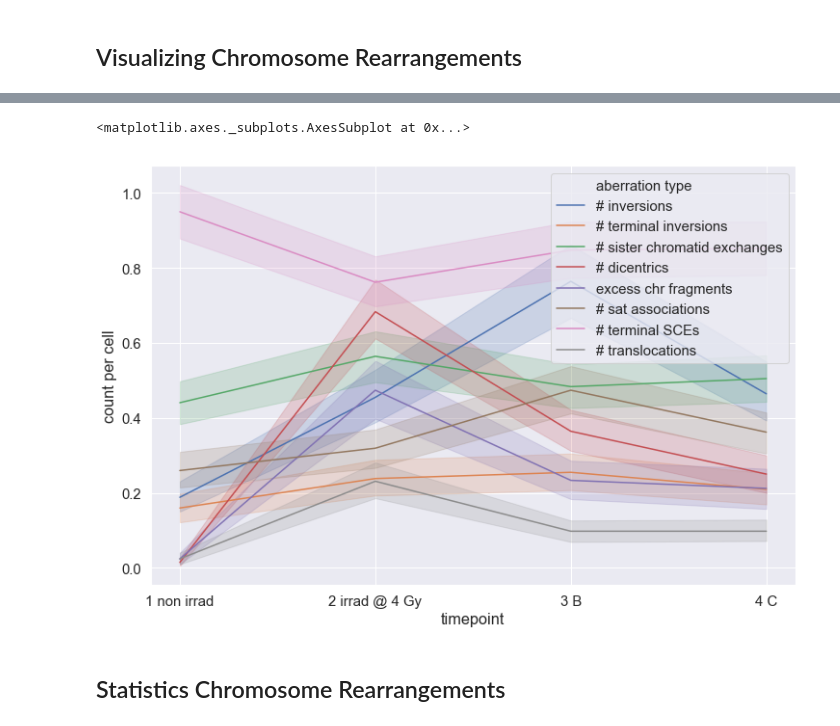
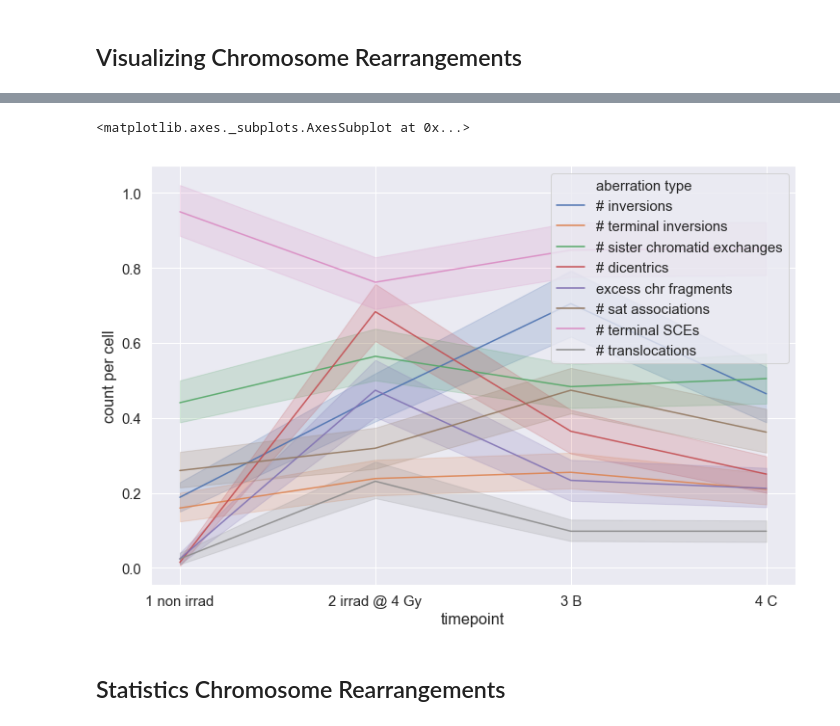
Before and after one commit to Jared-Luxton/radiation-therapy-machine-learning, a Jupyter notebook: workflow & notebooks/02a Radiation Sensitivity of Patients Data Visualization and Statistics.ipynb, the cells around one changed output, grey strips where cells are left out. Cells and saved outputs as stored; diff of their text form; code cells hidden in the pictures.

```diff
--- a/workflow & notebooks/02a Radiation Sensitivity of Patients Data Visualization and Statistics.ipynb
+++ b/workflow & notebooks/02a Radiation Sensitivity of Patients Data Visualization and Statistics.ipynb
@@ -483,10 +486,10 @@ ax.set_xlabels('average count per patient')
 # %%
 plt.figure(figsize=(12,8))
 sns.lineplot(x='timepoint', y='count per cell', data=melt_aberrations,
-             hue='aberration type', )
+             hue='aberration type', alpha=0.9)
 # %% [output]
 <matplotlib.axes._subplots.AxesSubplot at 0x...>
-[figure, old version]
+[figure, new version]
 # %%
 melt_aberrations['aberration type'].unique()
 # %%
```
Also changed, not shown: parts of 7 cells of this notebook, 3 other files.
